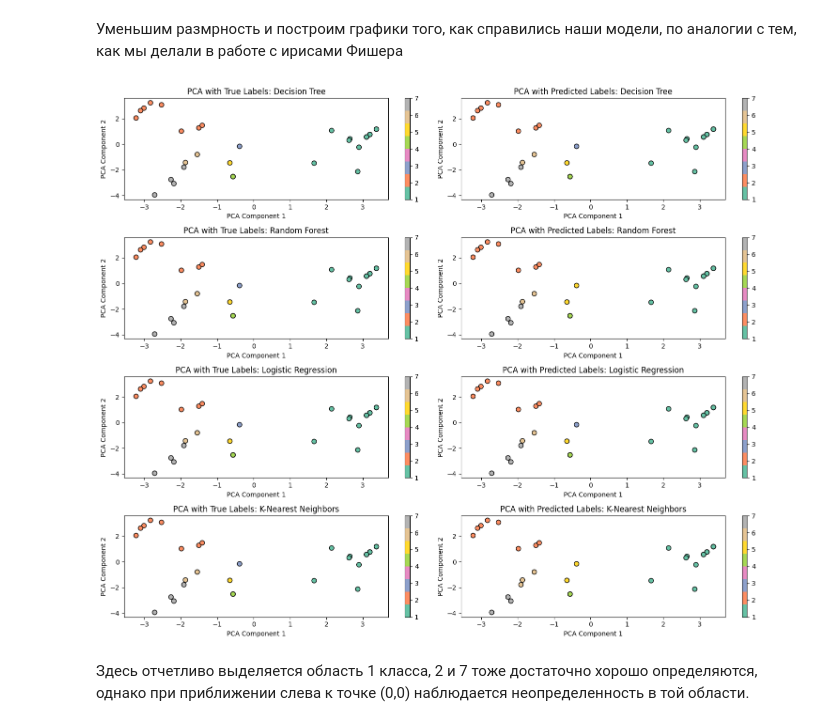
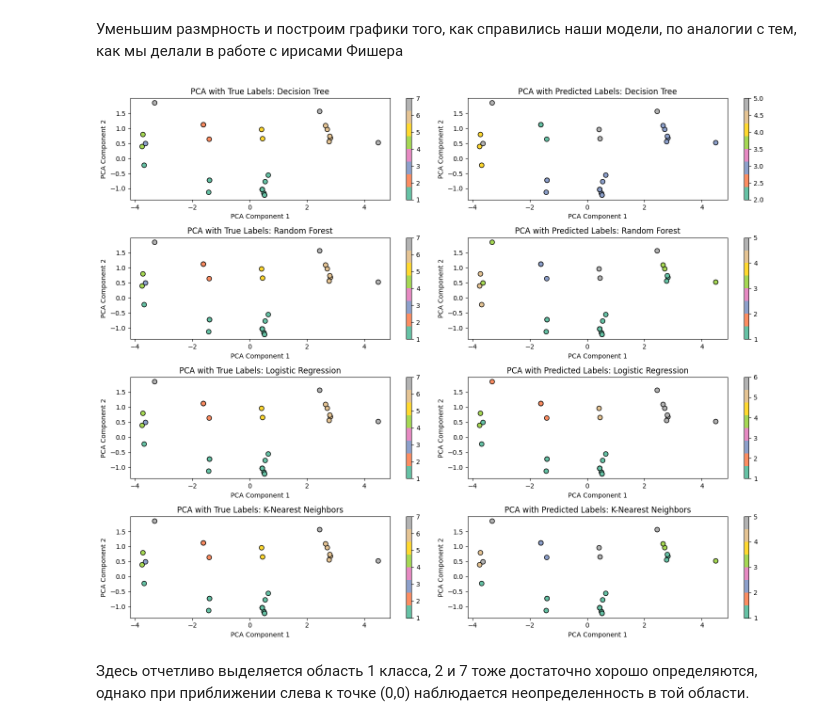
Before and after one commit to grishinak/spbu-python-course, a Jupyter notebook: project/classification/classification_comparison.ipynb, the cells around one changed output. Cells and saved outputs as stored; diff of their text form; code cells hidden in the pictures.

```diff
--- a/project/classification/classification_comparison.ipynb
+++ b/project/classification/classification_comparison.ipynb
@@ -460,0 +533,2 @@ lr_model = train_and_optimize(LogisticRegression(random_state=42, max_iter=1000)
+# %%
+lr_no_scaled_model = train_and_optimize(LogisticRegression(random_state=42, max_iter=1000), lr_params, X_train, y_train)
@@ -473,0 +551,2 @@ knn_model = train_and_optimize(KNeighborsClassifier(), knn_params, X_train_scale
+# %%
+knn_no_scaled_model = train_and_optimize(KNeighborsClassifier(), knn_params, X_train, y_train)
@@ -479,15 +561,23 @@ models = {
     "Logistic Regression": lr_model,
     "K-Nearest Neighbors": knn_model
 }
+# Создаем словарь не масштабируемых моделей
+models_no_scaled = {
+    "Decision Tree": dt_no_scaled_model,
+    "Random Forest": rf_no_scaled_model,
+    "Logistic Regression": lr_no_scaled_model,
+    "K-Nearest Neighbors": knn_no_scaled_model
+}
 
 # Выполняем предсказание и оцениваем каждую модель
-for name, model in models.items():
+for name, model in models_no_scaled.items():
     y_pred = model.predict(X_test_scaled)
     acc = accuracy_score(y_test, y_pred)
     print(f"Модель: {name}")
-    print(f"Точность на тестовой выборке: {acc:.4f}")
-    print("Confusion Matrix:")
-    print(confusion_matrix(y_test, y_pred))
+    print(f"balanced_accuracy на тестовой выборке: {acc:.4f}")
+    # to understand before visualisation itself
+    # print("Confusion Matrix:")
+    # print(confusion_matrix(y_test, y_pred))
     print("Classification Report:")
     print(classification_report(y_test, y_pred, zero_division=1))
     print("-" * 50)
@@ -530,9 +620,9 @@ from sklearn.metrics import confusion_matrix
 fig, axes = plt.subplots(2, 2, figsize=(18, 12))
 axes = axes.ravel()  # Плоский массив для удобства
 
-for i, (name, model) in enumerate(models.items()):
+for i, (name, model) in enumerate(models_no_scaled.items()):
     # Получаем предсказания
-    y_pred = model.predict(X_test_scaled)
+    y_pred = model.predict(X_test)
 
     # Строим confusion matrix
     cm = confusion_matrix(y_test, y_pred)
@@ -560,40 +650,40 @@ import matplotlib.pyplot as plt
 
 # Снижаем размерность с помощью PCA
 pca = PCA(n_components=2, random_state=42)
-X_pca = pca.fit_transform(X_test_scaled)
+X_pca = pca.fit_transform(X_test)
 
 # Словарь для хранения предсказанных меток всех моделей
 y_pred_all = {}
 
 # Получаем предсказания для каждой модели
 for name, model in models.items():
     if hasattr(model, "predict"):
-        y_pred_all[name] = model.predict(X_test_scaled)
+        y_pred_all[name] = model.predict(X_test)
 
 # Построение графиков для каждой модели
 plt.figure(figsize=(15, 12))
 
 for i, (name, y_pred) in enumerate(y_pred_all.items(), 1):
     # График с реальными метками
     plt.subplot(4, 2, i * 2 - 1)  # Индекс для первого столбца
     plt.scatter(X_pca[:, 0], X_pca[:, 1], c=y_test, cmap='Set2', edgecolor='k', s=50)
     plt.title(f'PCA with True Labels: {name}')
     plt.xlabel('PCA Component 1')
     plt.ylabel('PCA Component 2')
     plt.colorbar()
 
     # График с предсказанными метками
     plt.subplot(4, 2, i * 2)  # Индекс для второго столбца
     plt.scatter(X_pca[:, 0], X_pca[:, 1], c=y_pred, cmap='Set2', edgecolor='k', s=50)
     plt.title(f'PCA with Predicted Labels: {name}')
     plt.xlabel('PCA Component 1')
     plt.ylabel('PCA Component 2')
     plt.colorbar()
 
 plt.tight_layout()
 plt.show()
 # %% [output]
-[figure, old version]
+[figure, new version]
 # %% [markdown]
 Здесь отчетливо выделяется область 1 класса, 2 и 7 тоже достаточно хорошо определяются, однако при приближении слева к точке (0,0) наблюдается неопределенность в той области.
 # %%
```
Also changed, not shown: parts of 67 cells of this notebook, 1 other file.
